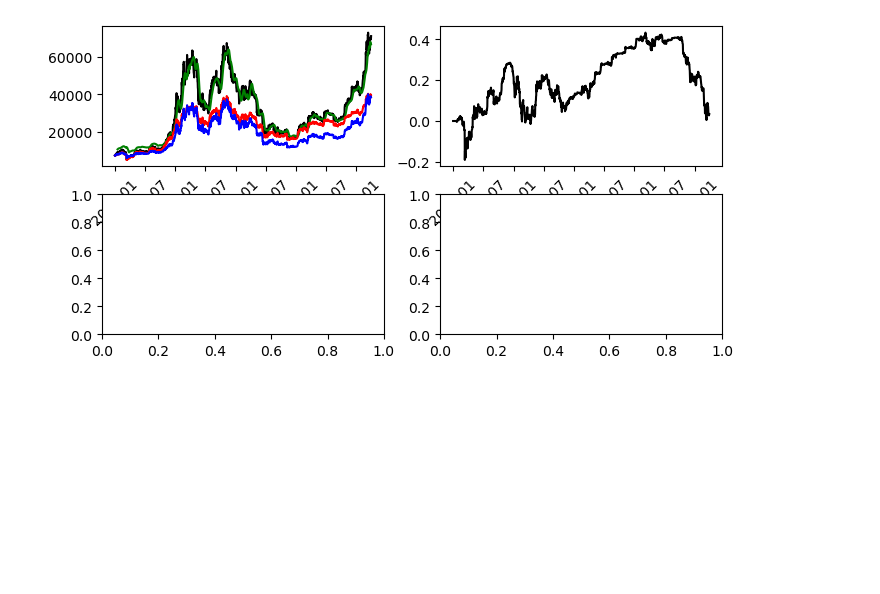
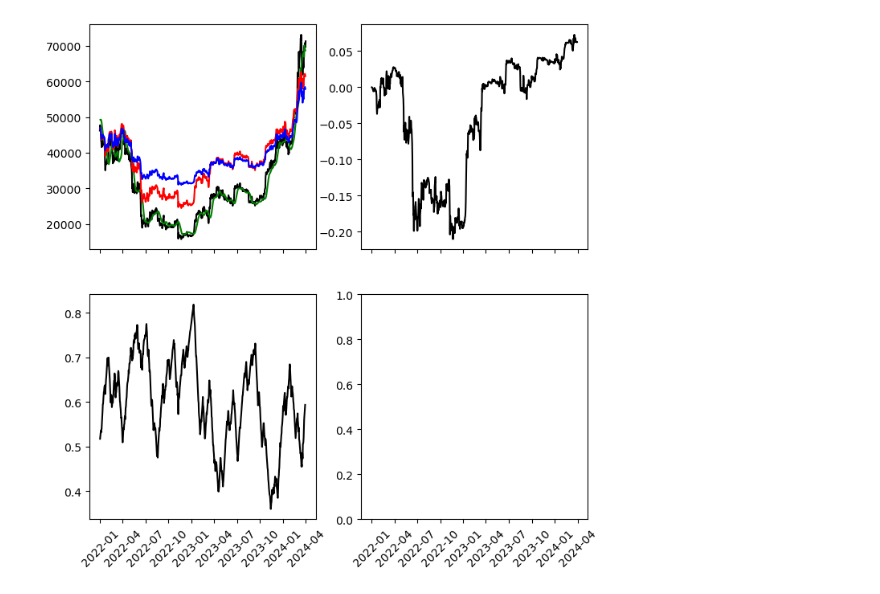
Before and after one commit to ArtemChemist/crypto, a Jupyter notebook: test clases.ipynb, the cells around one changed output. Drawn from its saved outputs; the diff is of its cells as text; code cells hidden in the pictures; blank space fills up the shorter version.

Commit message:
Added allocations, backtest from the portfolio origin

```diff
--- a/test clases.ipynb
+++ b/test clases.ipynb
@@ -117,12 +125,15 @@ pred_df = pd.DataFrame(data=[],
                         columns = ['Predicted price'],
                         index = pd.DatetimeIndex([], name='date_time'))
 
-for today in BTC.history.index[naive_LSTM.input_span:-2]:
+#Find record in BTC history that is closest to the origin date of the portfolio
+first_date = min(BTC.history.index, key=lambda x: abs(x - my_portfolio.orig_date))
+first_index = BTC.history.index.get_loc(first_date) + 1
+alloc = []
+for today in BTC.history.index[first_index:-2]:
     tmr = today + tmpdelta(days=1)
-    print(today, tmr)
+    alloc.append(my_portfolio.get_positions(today)['allocation'].loc['BTC'])
     today_data = BTC.history['close'].\
                         loc[today-tmpdelta(days=(naive_LSTM.input_span-1)):today]
-    print(today_data)
     new_pred = naive_LSTM.predict_one(today_data)
     pred_df = pd.concat([pred_df, new_pred], axis = 0)
     suggestion = naive_LSTM.make_suggestion(today, my_portfolio)
@@ -151,18 +162,25 @@ date_time
 # %%
 # Plot the results
-fig, ax = plt.subplots(2, 2)
-fig.set_figheight(4)
+fig, ax = plt.subplots(2, 2, sharex = True)
+fig.set_figheight(8)
 fig.set_figwidth(8)
-actual_df = BTC.history
+actual_df = BTC.history.loc[first_date:]
 ax[0,0].plot(actual_df.index, actual_df['close'], color = 'black', label = 'Actual')
 ax[0,0].plot(pred_df.index, pred_df['Predicted price'], color = 'green', label = 'Predicted')
 ax[0,0].plot(my_portfolio.value.index, my_portfolio.value['value'], color = 'red', label = 'Experimental Portfolio')
 ax[0,0].plot(ref_portfolio.value.index, ref_portfolio.value['value'], color = 'blue', label = 'Reference Portfolio')
 for tick in ax[0,0].get_xticklabels():
         tick.set_rotation(45)
 
 ax[0,1].plot(my_portfolio.value.index, (my_portfolio.value['value'] - ref_portfolio.value['value'])/ref_portfolio.value['value'], color = 'black', label = 'ROI')
 for tick in ax[0,1].get_xticklabels():
         tick.set_rotation(45)
+
+ax[1,0].plot(ref_portfolio.value.index[:-1], alloc, color = 'black', label = 'Portfolio Allocation')
+for tick in ax[1,0].get_xticklabels():
+        tick.set_rotation(45)
+
+for tick in ax[1,1].get_xticklabels():
+        tick.set_rotation(45)
 # %% [output]
-[figure, old version]
+[figure, new version]
```
Also changed, not shown: parts of 4 cells of this notebook, 1 other file.
